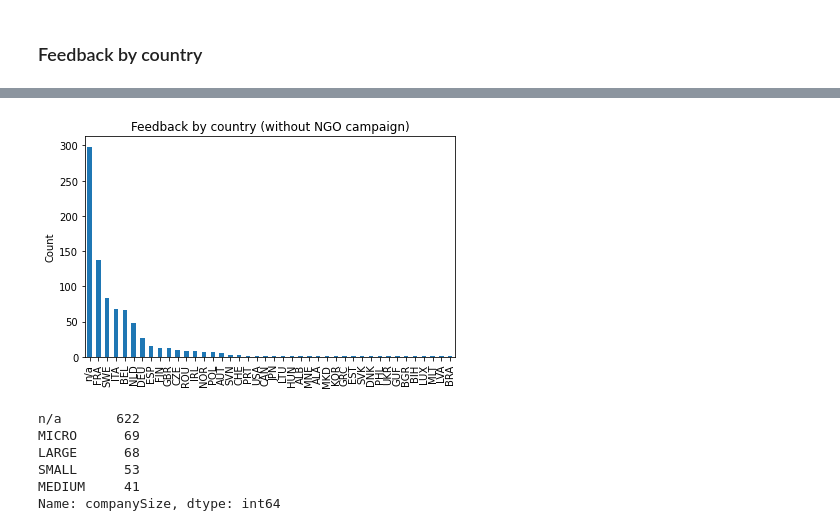
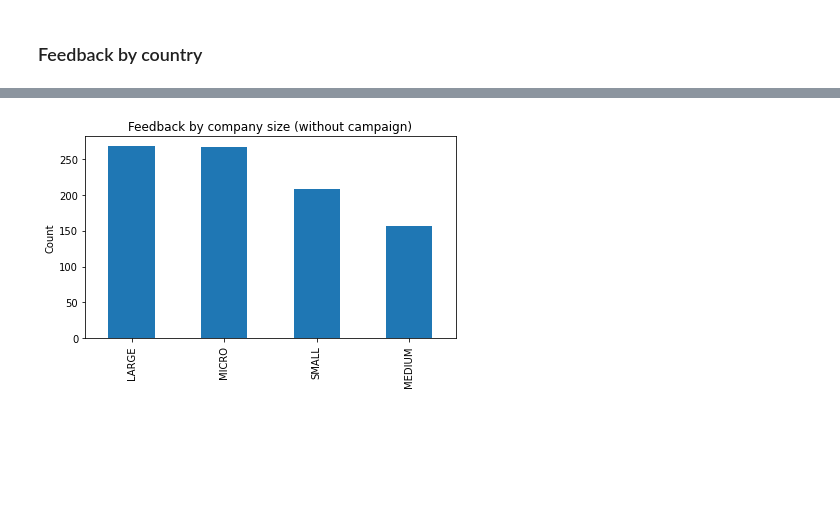
Before and after one commit to jandolezal/consultations, a Jupyter notebook: taxonomy/taxonomy.ipynb, the cells around one changed output, grey strips where cells are left out. Saved outputs shown, nothing was run; the diff lists cells and outputs as text; code cells hidden in the pictures; blank space fills up the shorter version.

```diff
--- a/taxonomy/taxonomy.ipynb
+++ b/taxonomy/taxonomy.ipynb
@@ -11,7 +11,7 @@ Some of the plots are therefore prepared separately for feedback generated by th
 # %%
 import pandas as pd
 import matplotlib.pyplot as plt
-df = pd.read_csv('taxonomy.csv', low_memory=False)
+df = pd.read_csv('data.csv', low_memory=False)
 # %%
 df = df.fillna('n/a')
 # %%
@@ -30,8 +29,3 @@ df.shape
-# %%
-df = df[['id', 'publicationId', 'status', 'dateFeedback',
-'country', 'language', 'userType', 'firstName', 'surname',
-'referenceInitiative', 'organization', 'companySize', 'attachmentUrl',
-'feedback']]
 # %%
 pd.set_option('display.max_colwidth', 50)
 # %%
@@ -255,20 +240,11 @@ Name: country, dtype: int64
 # %%
-ax = df[~ngo_campain]['country'].value_counts().plot(
+ax = df[(~ngo_campain) & (df['organization'] != 'n/a')]['company_size'].value_counts().plot(
     kind='bar',
-    title='Feedback by country (without NGO campaign)',
+    title='Feedback by company size (without campaign)',
     ylabel='Count',
     )
 fig = ax.get_figure()
 fig.tight_layout()
-fig.savefig('country_without_campaign.png')
+fig.savefig('company_size_without_campaign.png')
 # %% [output]
-[figure, old version]
+[figure, new version]
-# %%
-df[~ngo_campain]['companySize'].value_counts()
-# %% [output]
-n/a       622
-MICRO      69
-LARGE      68
-SMALL      53
-MEDIUM     41
-Name: companySize, dtype: int64
```
Also changed, not shown: parts of 28 cells of this notebook, 2 other files.
